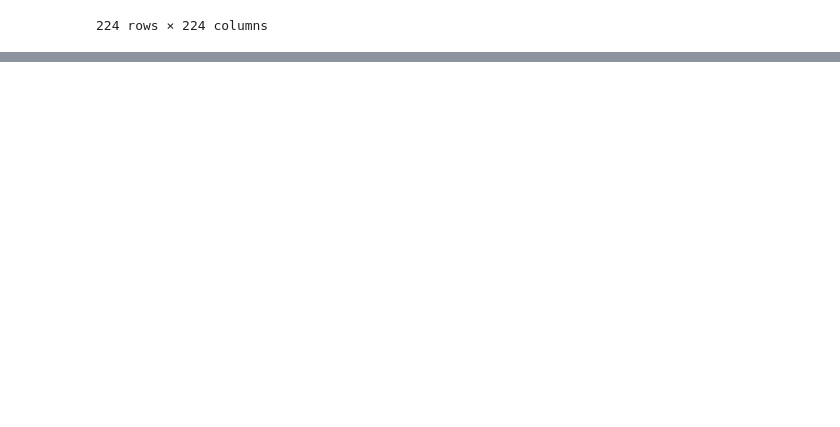
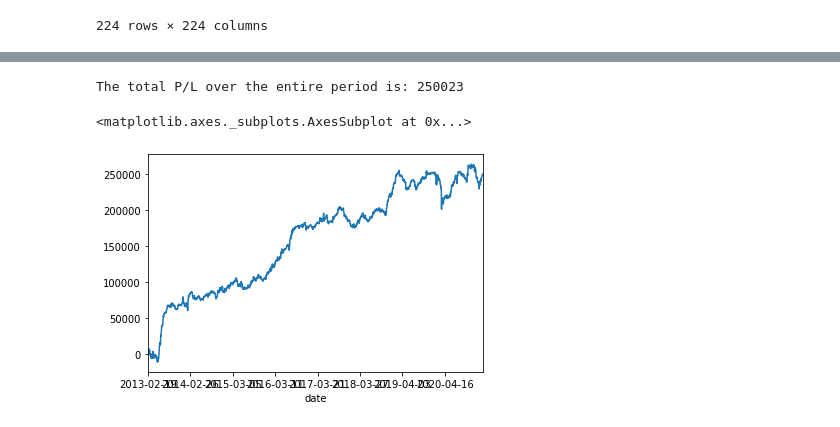
Before and after one commit to aaronyeung88/Coding-Test, a Jupyter notebook: Coding Test.ipynb, the cells around one changed output, grey strips where cells are left out. Drawn from its saved outputs; the diff is of its cells as text; code cells hidden in the pictures; blank space fills up the shorter version.

```diff
--- a/Coding Test.ipynb
+++ b/Coding Test.ipynb
@@ -81,8 +84,3 @@ def getCorrelatedPairs(close_df, corr_threshold=0.95):
     highCorr = corr_df[((corr_df >= corr_threshold) & (corr_df < 1))]
     highCorr = highCorr.unstack().sort_values(ascending=False).drop_duplicates().dropna()
     return highCorr.index.to_flat_index().to_list()
-# %%
-window = close_df[:30]
-
-pairs = getCorrelatedPairs(window)
-pairs
@@ -305,9 +261,0 @@ getTradingSignal(x)
-# %%
-'''
-Function getCumPnl()
-
-
-
-'''
-
-def getCumPnl(trading_df, show_plot=False)
@@ -313,0 +398,34 @@ def getCumPnl(trading_df, show_plot=False)
+# %%
+training_window = 30
+trading_window = 14
+max_pair_to_trade = 50
+
+portfolio_pnl_df_arr = []
+
+for dateidx in range(training_window, len(close_df), trading_window):
+
+    cum_pnl_df_arr = []
+
+    training_df = close_df[dateidx-training_window:dateidx]
+    trading_df = close_df[dateidx:dateidx+trading_window]
+
+    pairs = getCorrelatedPairs(training_df, trading_window, corr_threshold=0.95)[:max_pair_to_trade]
+
+    for pair in pairs:
+        try:
+            pairs_df = backtestPair(pair, training_df, trading_df, adf_threshold=0.95, ks_threshold=0.95)
+        except:
+            continue
+        if pairs_df is not None and len(pairs_df):
+            cum_pnl_df_arr.append(getCumPnl(getTradingSignal(pairs_df)))
+
+    portfolio_pnl_df_arr.append(getPortfolioPnl(trading_df.index, cum_pnl_df_arr))
+# %%
+overallPortfolioPnl = getOverallPortfolioPnl(portfolio_pnl_df_arr, print_output=True)
+# %% [output]
+The total P/L over the entire period is: 250023
+# %%
+overallPortfolioPnl.plot()
+# %% [output]
+<matplotlib.axes._subplots.AxesSubplot at 0x...>
+[figure, added]
```
Also changed, not shown: parts of 10 cells of this notebook.
